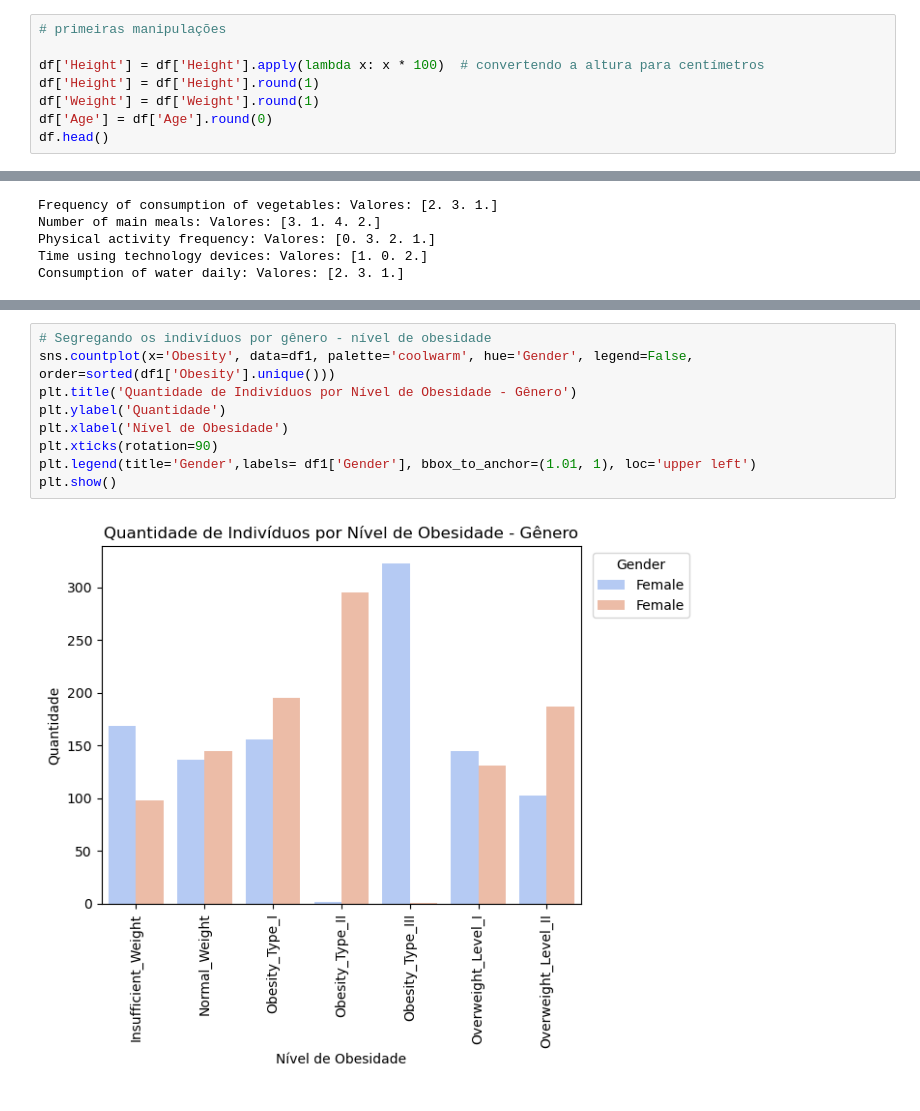
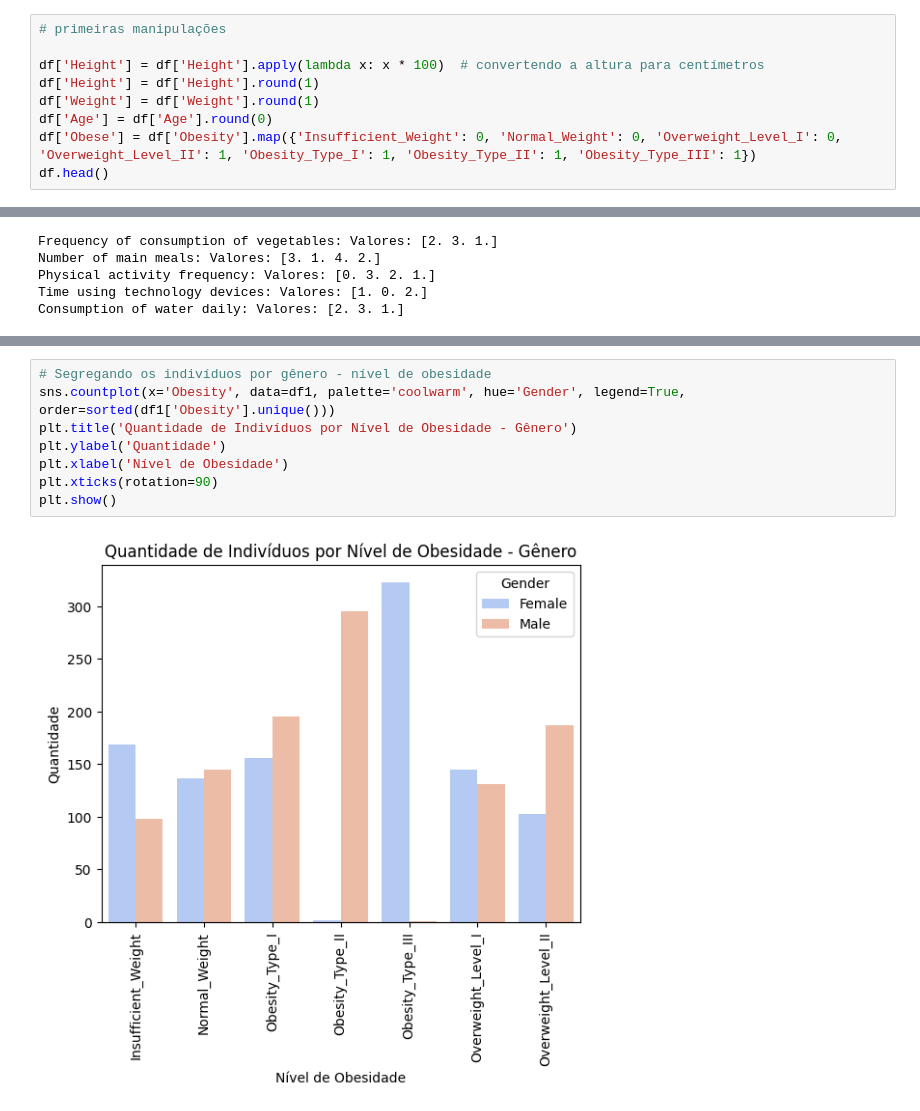
Before and after one commit to joansilva24/projeto_datasicence_coderhouse, a Jupyter notebook: data_analysis.ipynb, the cells around one changed output, grey strips where cells are left out. Saved outputs shown, nothing was run; the diff lists cells and outputs as text.

```diff
--- a/data_analysis.ipynb
+++ b/data_analysis.ipynb
@@ -80,6 +113,7 @@ df['Height'] = df['Height'].apply(lambda x: x * 100)  # convertendo a altura par
 df['Height'] = df['Height'].round(1)
 df['Weight'] = df['Weight'].round(1)
 df['Age'] = df['Age'].round(0)
+df['Obese'] = df['Obesity'].map({'Insufficient_Weight': 0, 'Normal_Weight': 0, 'Overweight_Level_I': 0, 'Overweight_Level_II': 1, 'Obesity_Type_I': 1, 'Obesity_Type_II': 1, 'Obesity_Type_III': 1})
 df.head()
 # %% [output]
 |  | Gender | Age | Height | Weight | Family History with Overweight | Frequent consumption of high calo... | Frequency of consumption of veget... | ... |
@@ -287,15 +334,14 @@ plt.tight_layout()
 <Figure size 640x480 with 0 Axes>
 # %%
 # Segregando os indivíduos por gênero - nível de obesidade
-sns.countplot(x='Obesity', data=df1, palette='coolwarm', hue='Gender', legend=False, order=sorted(df1['Obesity'].unique()))
+sns.countplot(x='Obesity', data=df1, palette='coolwarm', hue='Gender', legend=True, order=sorted(df1['Obesity'].unique()))
 plt.title('Quantidade de Indivíduos por Nível de Obesidade - Gênero')
 plt.ylabel('Quantidade')
 plt.xlabel('Nível de Obesidade')
 plt.xticks(rotation=90)
-plt.legend(title='Gender',labels= df1['Gender'], bbox_to_anchor=(1.01, 1), loc='upper left')
 plt.show()
 # %% [output]
-[figure, old version]
+[figure, new version]
 # %%
 df1.dtypes
 # %% [output]
```
Also changed, not shown: parts of 54 cells of this notebook.
